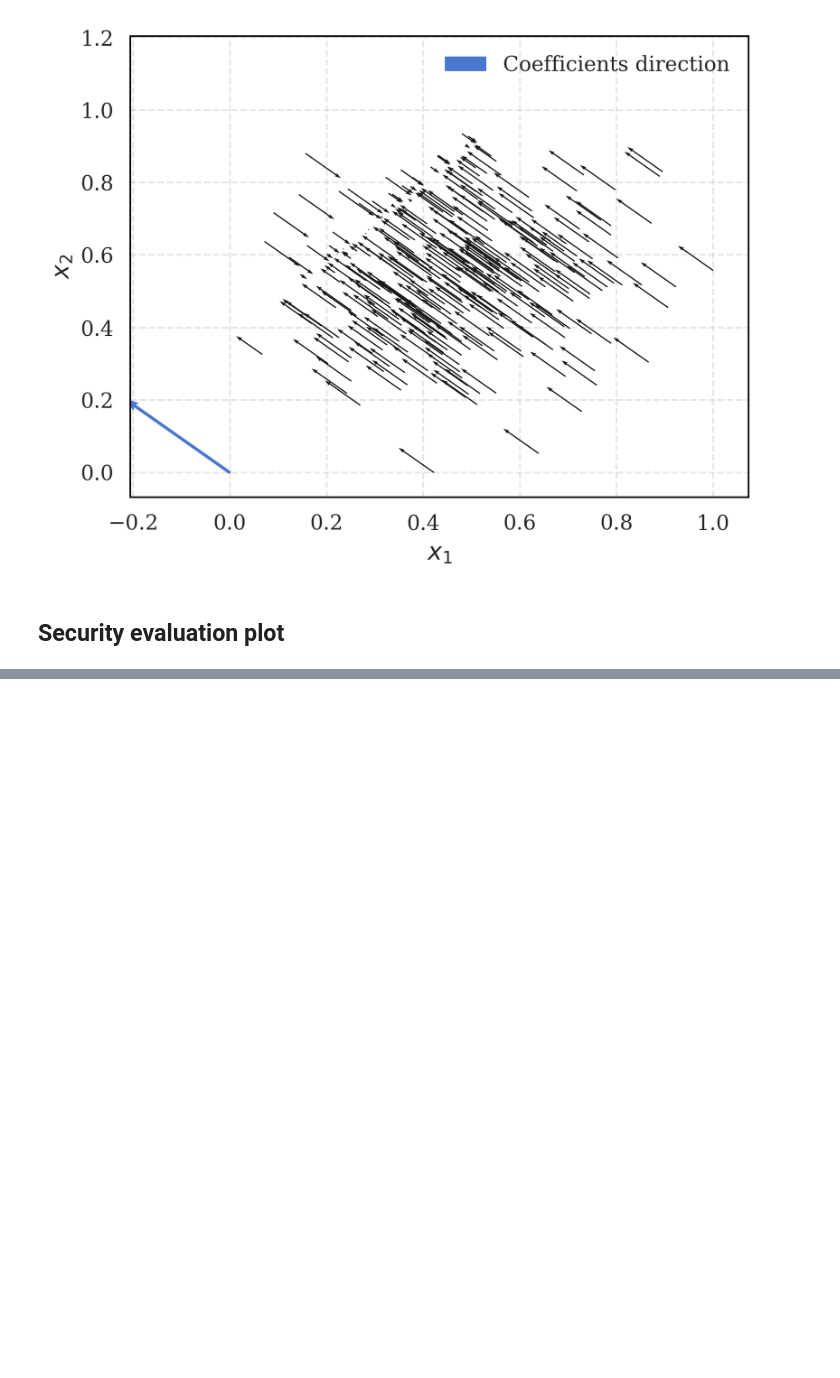
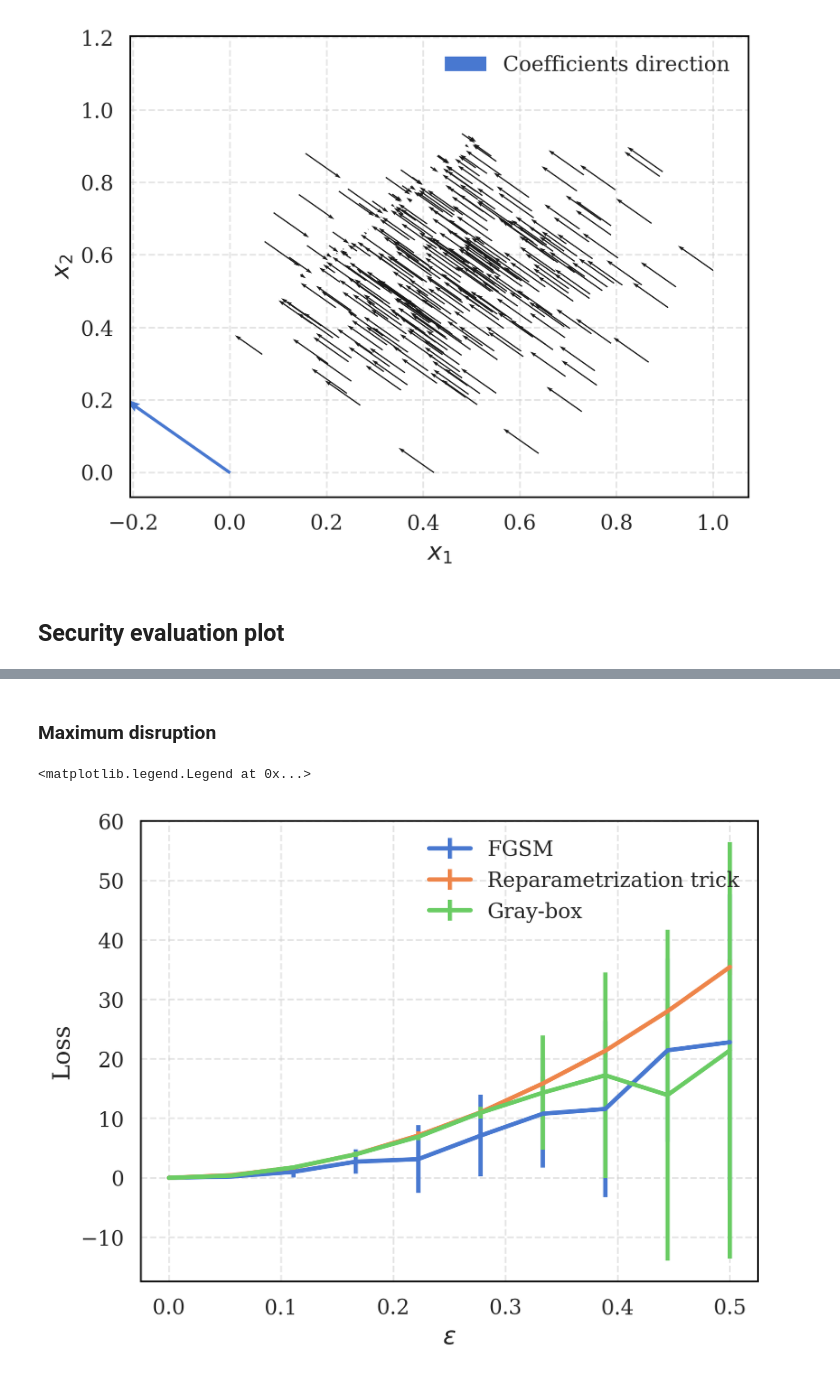
Before and after one commit to pablogarciarce/AdvReg, a Jupyter notebook: notebooks/toy_point_attack_indep copy.ipynb, the cells around one changed output, grey strips where cells are left out. Saved outputs shown, nothing was run; the diff lists cells and outputs as text; code cells hidden in the pictures; blank space fills up the shorter version.

Commit message:
Added max disruption point attack results

```diff
--- a/notebooks/toy_point_attack_indep copy.ipynb
+++ b/notebooks/toy_point_attack_indep copy.ipynb
@@ -277,0 +277,49 @@ plt.scatter(X_test[:,0], X_test[:,1], marker='.', c=y_test, cmap='viridis')
+# %% [markdown]
+### Maximum disruption
+# %%
+# Plot loss as a function of the size of the perturbation for both deterministic and reparametrization trick attacks
+y_star = None
+
+losses_rep_all = []
+losses_fgsm_all = []
+losses_gray_all = []
+epsilons = np.linspace(0, .5, 10)
+x_adv = torch.tensor(X_test[17,:].copy(), dtype=torch.float32, requires_grad=True)
+y_0 = model.sample_predictive_distribution(torch.tensor(X_test[17,:], dtype=torch.float32).unsqueeze(1), 1000).mean().item()
+
+for _ in range(10):
+    losses_rep = []
+    losses_fgsm = []
+    losses_gray = []
+
+    for epsilon in epsilons:
+        if epsilon > .3:
+            lr = 1e-5
+        else:
+            lr = 1e-4
+        x_adv_values, loss_values, func_values = attack(x_adv, model, y_star, epsilon=epsilon, learning_rate=lr, func=id, samples_per_iteration=1000, num_iterations=2000)
+        y_adv = model.sample_predictive_distribution(torch.tensor(x_adv_values[-1]).unsqueeze(1), 1000).mean().item()
+        losses_rep.append((y_adv - y_0) ** 2)
+
+        x_gray_values, loss_values, func_values = attack(x_adv, model_adv, y_star, epsilon=epsilon, learning_rate=lr, func=id, samples_per_iteration=1000, num_iterations=2000)
+        y_adv_gray = model.sample_predictive_distribution(torch.tensor(x_gray_values[-1]).unsqueeze(1), 1000).mean().item()
+        losses_gray.append((y_adv_gray - y_0) ** 2)
+
+        x_adv_fgsm = attack_fgsm(torch.tensor(X_test[17,:].copy(), dtype=torch.float32), model, y_star, epsilon=epsilon)
+        y_adv_fgsm = model.sample_predictive_distribution(x_adv_fgsm.unsqueeze(1), 1000).mean().item()
+        losses_fgsm.append((y_adv_fgsm - y_0) ** 2)
+
+    losses_fgsm_all.append(losses_fgsm)
+    losses_rep_all.append(losses_rep)
+    losses_gray_all.append(losses_gray)
+
+# plot the mean and std of the losses
+plt.errorbar(epsilons, np.mean(losses_fgsm_all, axis=0), yerr=2*np.std(losses_fgsm_all, axis=0), label='FGSM')
+plt.errorbar(epsilons, np.mean(losses_rep_all, axis=0), yerr=2*np.std(losses_rep_all, axis=0), label='Reparametrization trick')
+plt.errorbar(epsilons, np.mean(losses_gray_all, axis=0), yerr=2*np.std(losses_gray_all, axis=0), label='Gray-box')
+plt.xlabel('$\epsilon$')
+plt.ylabel('Loss')
+plt.legend()
+# %% [output]
+<matplotlib.legend.Legend at 0x...>
+[figure, added]
```
Also changed, not shown: parts of 7 cells of this notebook, 2 other files.
